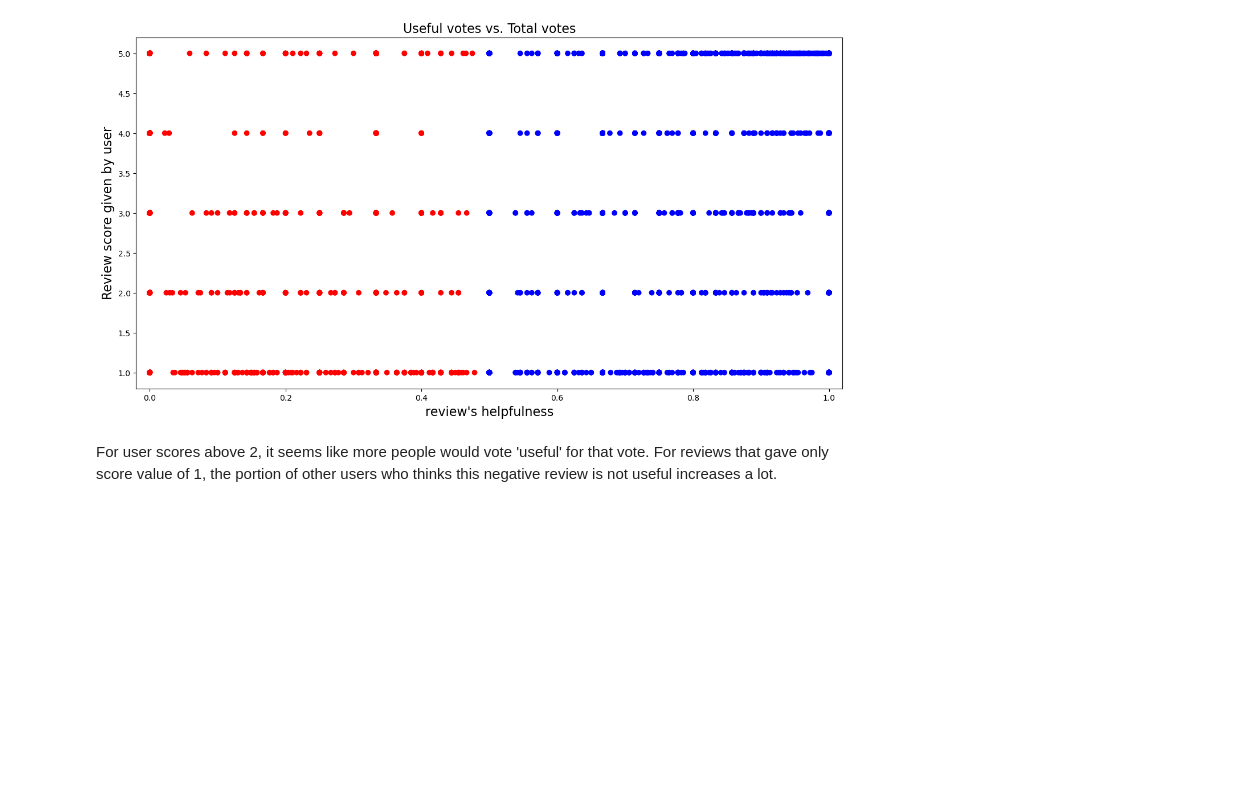
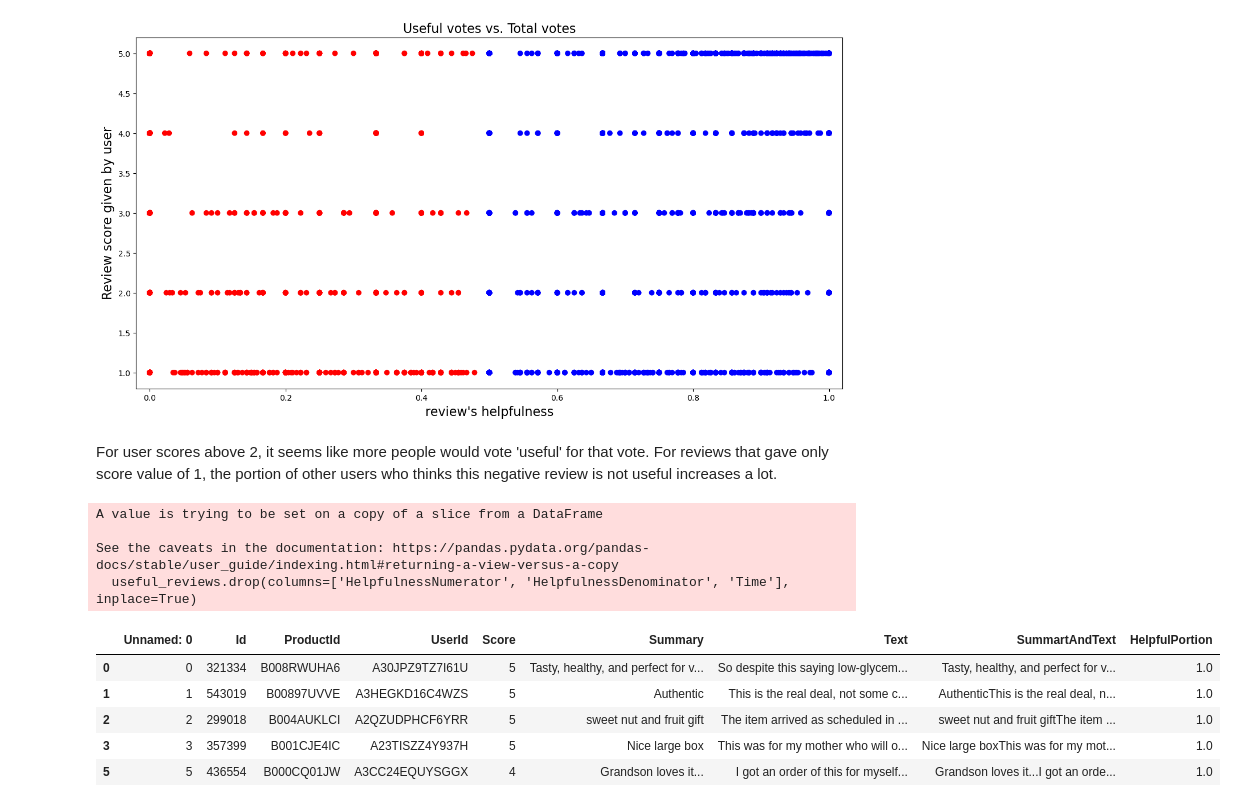
Before and after one commit to Caffretro/Comp7103_Assignment1_data_mining_and_NLP, a Jupyter notebook: data_visualization.ipynb, the cells around one changed output. Cells and saved outputs as stored; diff of their text form; code cells hidden in the pictures; blank space fills up the shorter version.

```diff
--- a/data_visualization.ipynb
+++ b/data_visualization.ipynb
@@ -112,3 +112,17 @@ Text(0.5, 1.0, 'Useful votes vs. Total votes')
 [figure]
 # %% [markdown]
 For user scores above 2, it seems like more people would vote 'useful' for that vote. For reviews that gave only score value of 1, the portion of other users who thinks this negative review is not useful increases a lot.
+# %%
+useful_reviews.drop(columns=['HelpfulnessNumerator', 'HelpfulnessDenominator', 'Time'], inplace=True)
+useful_reviews.head()
+# %% [output]
+A value is trying to be set on a copy of a slice from a DataFrame
+
+See the caveats in the documentation: https://pandas.pydata.org/pandas-docs/stable/user_guide/indexing.html#returning-a-view-versus-a-copy
+  useful_reviews.drop(columns=['HelpfulnessNumerator', 'HelpfulnessDenominator', 'Time'], inplace=True)
+|  | Unnamed: 0 | Id | ProductId | UserId | Score | Summary | Text | SummartAndText | HelpfulPortion |
+| 0 | 0 | 321334 | B008RWUHA6 | A30JPZ9TZ7I61U | 5 | Tasty, healthy, and perfect for v... | So despite this saying low-glycem... | Tasty, healthy, and perfect for v... | 1.0 |
+| 1 | 1 | 543019 | B00897UVVE | A3HEGKD16C4WZS | 5 | Authentic | This is the real deal, not some c... | AuthenticThis is the real deal, n... | 1.0 |
+| 2 | 2 | 299018 | B004AUKLCI | A2QZUDPHCF6YRR | 5 | sweet nut and fruit gift | The item arrived as scheduled in ... | sweet nut and fruit giftThe item ... | 1.0 |
+| 3 | 3 | 357399 | B001CJE4IC | A23TISZZ4Y937H | 5 | Nice large box | This was for my mother who will o... | Nice large boxThis was for my mot... | 1.0 |
+| 5 | 5 | 436554 | B000CQ01JW | A3CC24EQUYSGGX | 4 | Grandson loves it... | I got an order of this for myself... | Grandson loves it...I got an orde... | 1.0 |
```
Also changed, not shown: parts of 6 cells of this notebook, 1 other file.
